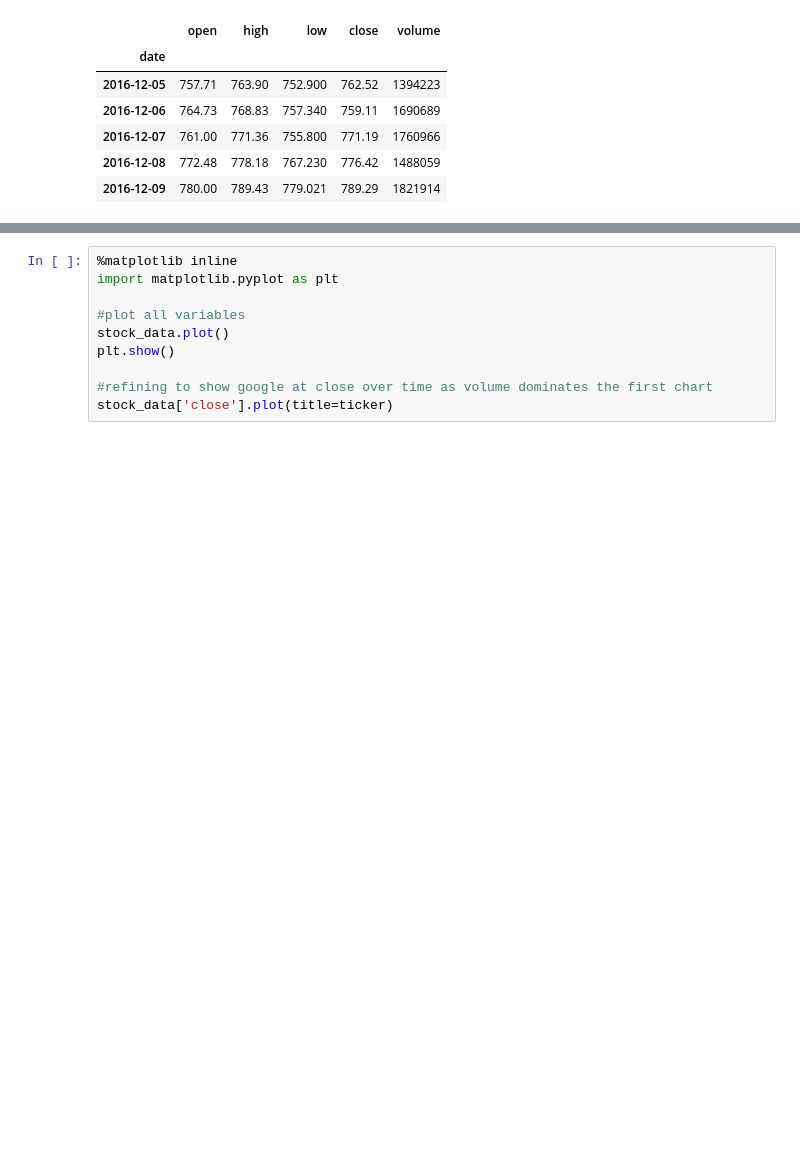
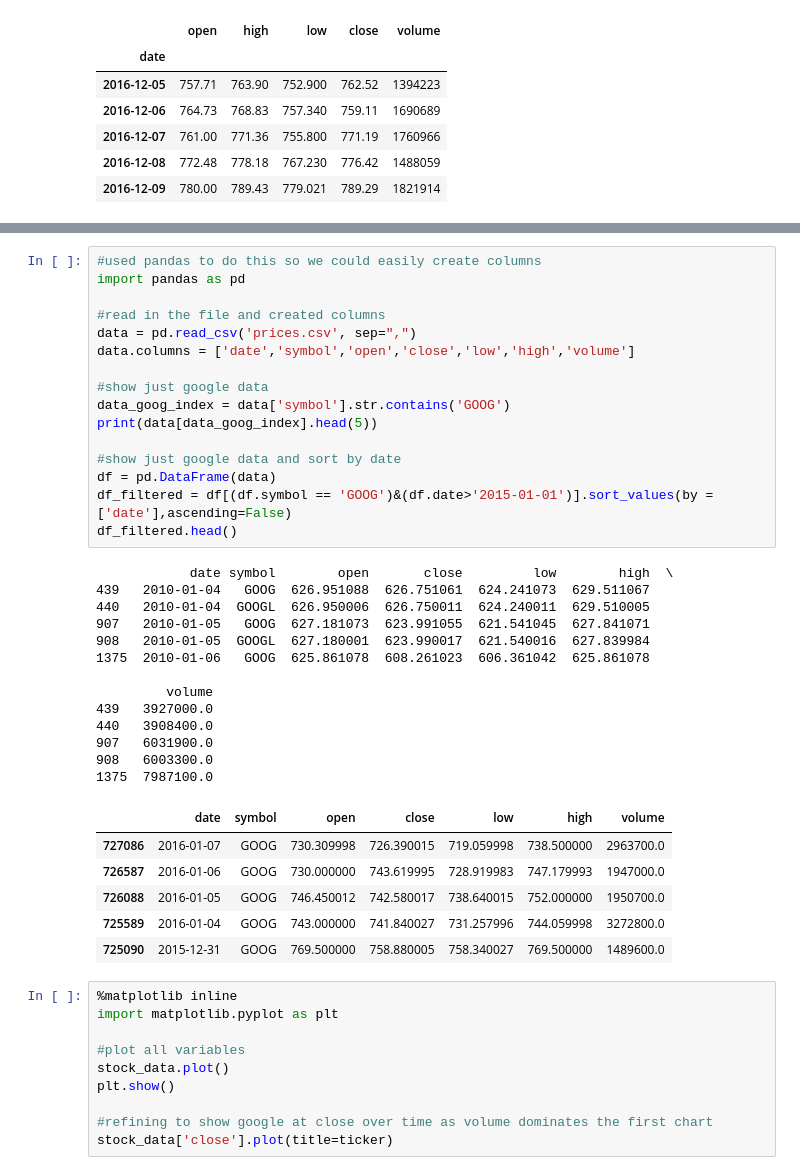
Before and after one commit to RyanZimmerman907/MSDS_430_Final, a Jupyter notebook: Final Project V1.ipynb, the cells around one changed output, grey strips where cells are left out. Drawn from its saved outputs; the diff is of its cells as text; blank space fills up the shorter version.

```diff
--- a/Final Project V1.ipynb
+++ b/Final Project V1.ipynb
@@ -35,3 +41,39 @@ stock_data.head()
+# %%
+#used pandas to do this so we could easily create columns
+import pandas as pd
+
+#read in the file and created columns
+data = pd.read_csv('prices.csv', sep=",")
+data.columns = ['date','symbol','open','close','low','high','volume']
+
+#show just google data
+data_goog_index = data['symbol'].str.contains('GOOG')
+print(data[data_goog_index].head(5))
+
+#show just google data and sort by date
+df = pd.DataFrame(data)
+df_filtered = df[(df.symbol == 'GOOG')&(df.date>'2015-01-01')].sort_values(by =['date'],ascending=False)
+df_filtered.head()
+# %% [output]
+            date symbol        open       close         low        high  \
+439   2010-01-04   GOOG  626.951088  626.751061  624.241073  629.511067
+440   2010-01-04  GOOGL  626.950006  626.750011  624.240011  629.510005
+907   2010-01-05   GOOG  627.181073  623.991055  621.541045  627.841071
+908   2010-01-05  GOOGL  627.180001  623.990017  621.540016  627.839984
+1375  2010-01-06   GOOG  625.861078  608.261023  606.361042  625.861078
+
+         volume
+439   3927000.0
+440   3908400.0
+907   6031900.0
+908   6003300.0
+1375  7987100.0
+|  | date | symbol | open | close | low | high | volume |
+| 727086 | 2016-01-07 | GOOG | 730.309998 | 726.390015 | 719.059998 | 738.500000 | 2963700.0 |
+| 726587 | 2016-01-06 | GOOG | 730.000000 | 743.619995 | 728.919983 | 747.179993 | 1947000.0 |
+| 726088 | 2016-01-05 | GOOG | 746.450012 | 742.580017 | 738.640015 | 752.000000 | 1950700.0 |
+| 725589 | 2016-01-04 | GOOG | 743.000000 | 741.840027 | 731.257996 | 744.059998 | 3272800.0 |
+| 725090 | 2015-12-31 | GOOG | 769.500000 | 758.880005 | 758.340027 | 769.500000 | 1489600.0 |
 # %%
 %matplotlib inline
 import matplotlib.pyplot as plt
```
Also changed, not shown: parts of 5 cells of this notebook.
